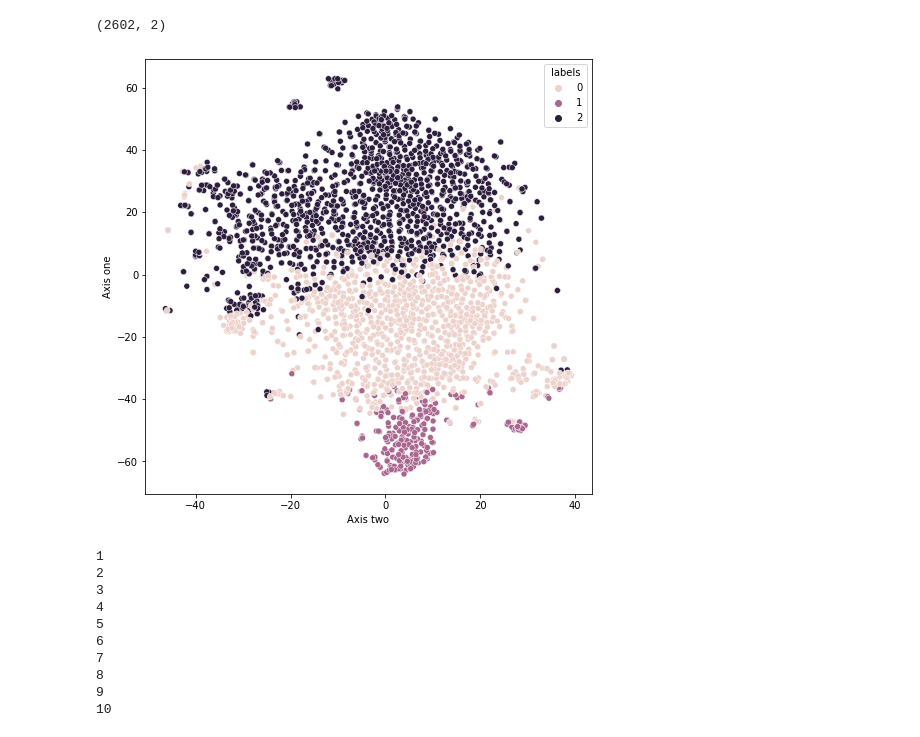
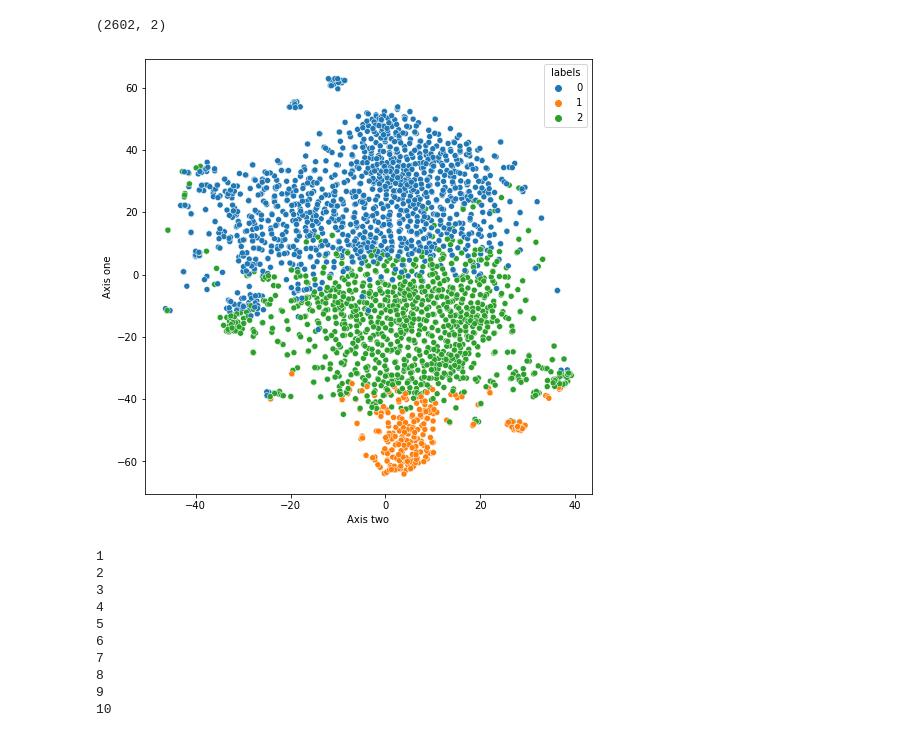
Before and after one commit to skumarudel/DSPS_SKumar, a Jupyter notebook: HW7/ClusteringGenes.ipynb, the cells around one changed output. Cells and saved outputs as stored; diff of their text form; code cells hidden in the pictures.

```diff
--- a/HW7/ClusteringGenes.ipynb
+++ b/HW7/ClusteringGenes.ipynb
@@ -111,19 +111,20 @@ twodproj.shape
 # %%
 df_tsne = pd.DataFrame()
 df_tsne['Axis one'] = twodproj[:,0]
 df_tsne['Axis two'] = twodproj[:,1]
 df_tsne['labels'] = geneclustersKM.labels_
 
 plt.figure(figsize=(8,8))
 sns.scatterplot(
     x="Axis two", y="Axis one",
     hue='labels',
     data=df_tsne,
     legend="full",
+    palette=sns.color_palette("tab10",3),
     alpha=1.0
 );
 # %% [output]
-[figure, old version]
+[figure, new version]
 # %%
 def edistance(x,center):
   """eucledian distance"""
```
Also changed, not shown: parts of 5 cells of this notebook.
